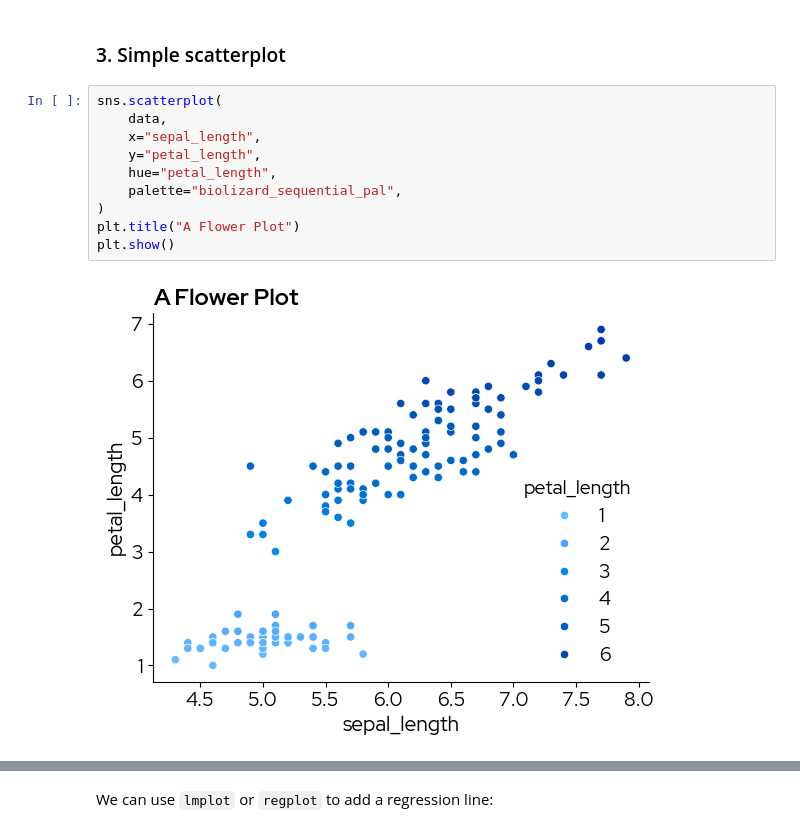
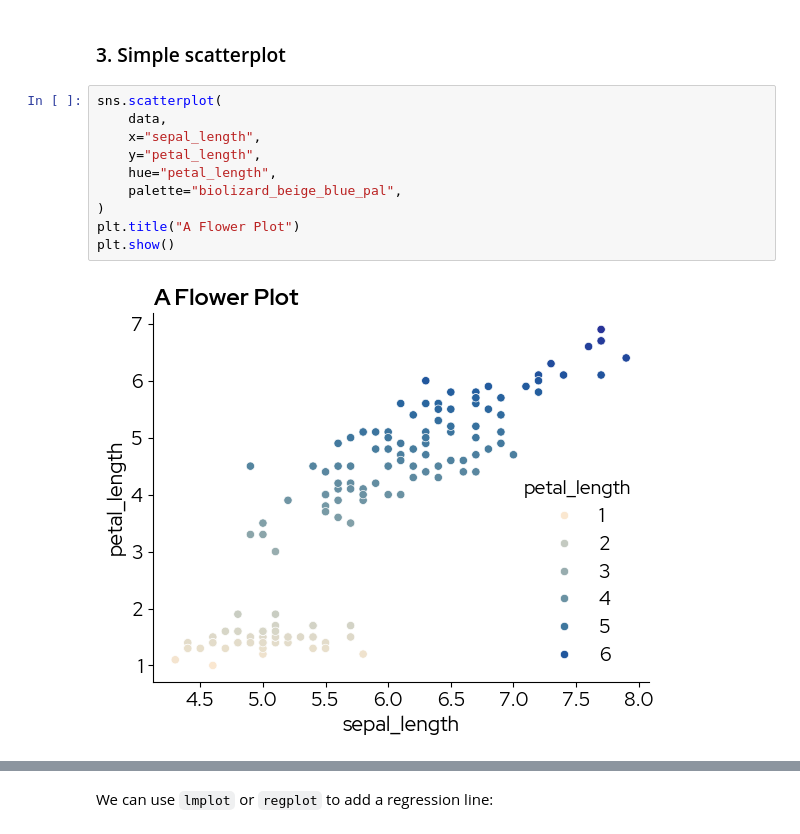
Before and after one commit to lizard-bio/nature-grade-visualization-playground, a Jupyter notebook: BioLizardStylePython/docs/example.ipynb, the cells around one changed output, grey strips where cells are left out. Cells and saved outputs as stored; diff of their text form.

```diff
--- a/BioLizardStylePython/docs/example.ipynb
+++ b/BioLizardStylePython/docs/example.ipynb
@@ -438,12 +438,12 @@ plt.show()
 # %%
 sns.scatterplot(
     data,
     x="sepal_length",
     y="petal_length",
     hue="petal_length",
-    palette="biolizard_sequential_pal",
+    palette="biolizard_beige_blue_pal",
 )
 plt.title("A Flower Plot")
 plt.show()
 # %% [output]
-[figure, old version]
+[figure, new version]
```
Also changed, not shown: parts of 4 cells of this notebook, 1 other file.
